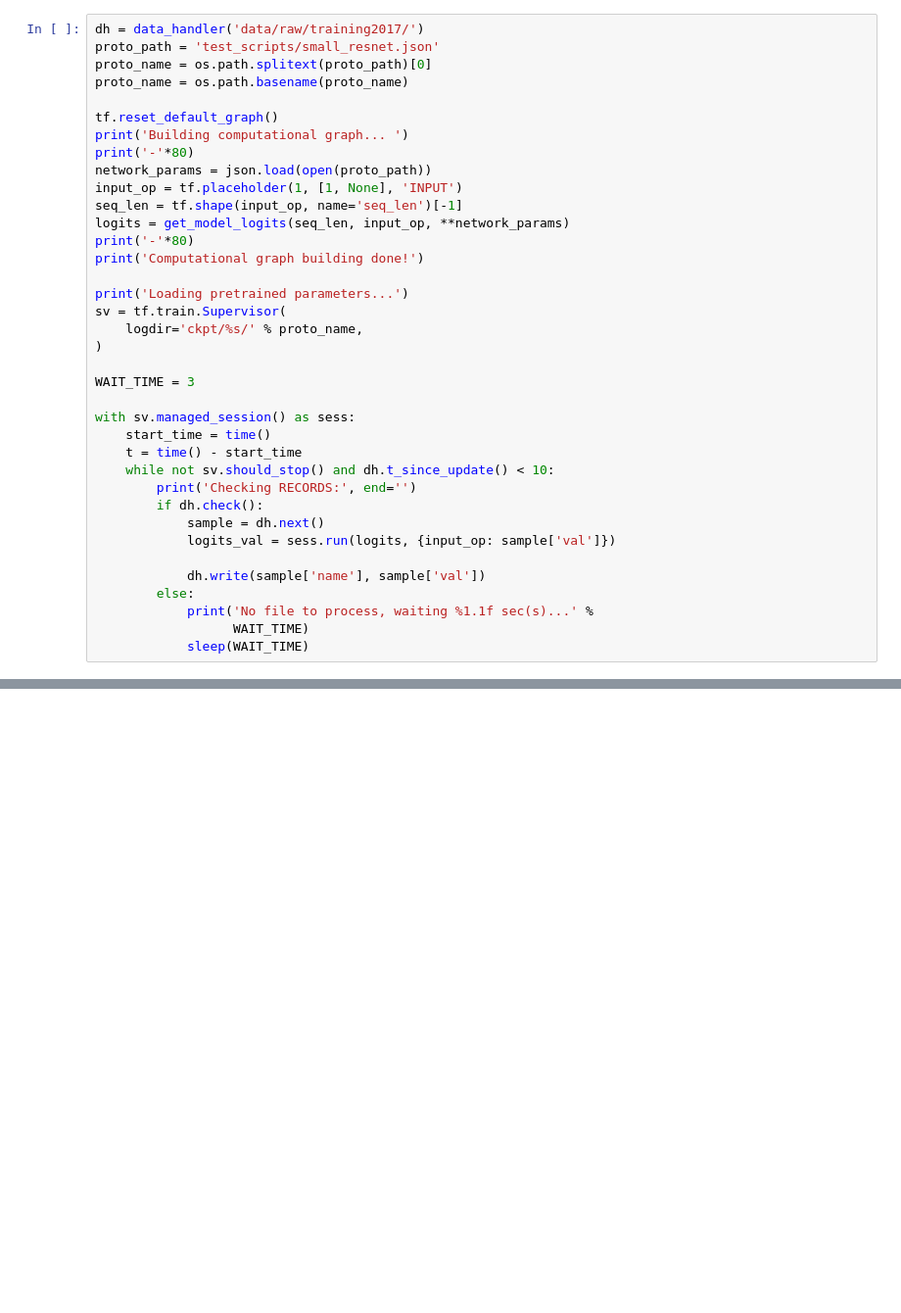
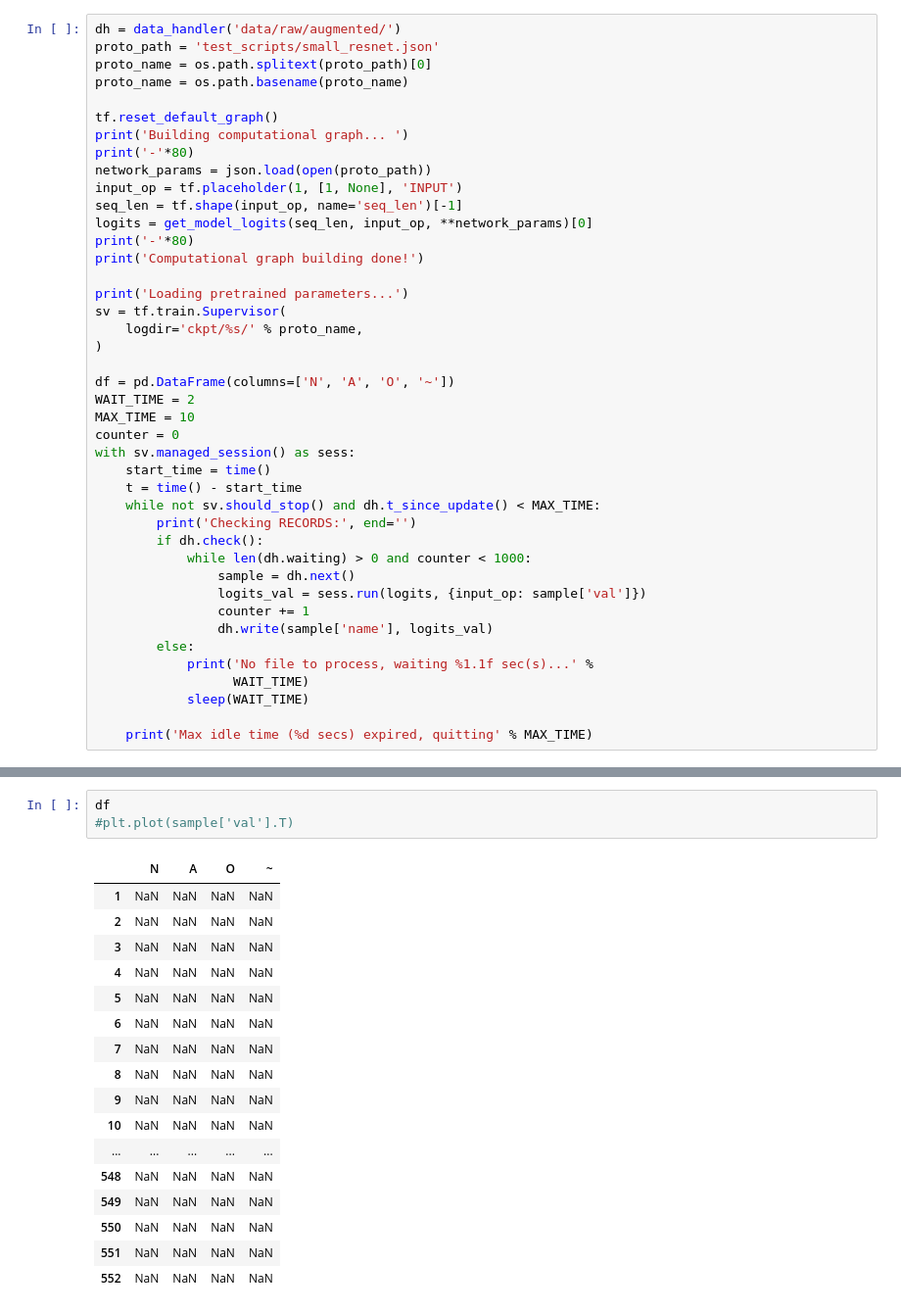
Before and after one commit to botcs/cinc2017, a Jupyter notebook: tf-experiments/entry_test.ipynb, the cells around one changed output, grey strips where cells are left out. Shown at 98% size. Cells and saved outputs as stored; diff of their text form; blank space fills up the shorter version.

```diff
--- a/tf-experiments/entry_test.ipynb
+++ b/tf-experiments/entry_test.ipynb
@@ -83,7 +83,7 @@ class data_handler:
             return True
         return False
 # %%
-dh = data_handler('data/raw/training2017/')
+dh = data_handler('data/raw/augmented/')
 proto_path = 'test_scripts/small_resnet.json'
 proto_name = os.path.splitext(proto_path)[0]
 proto_name = os.path.basename(proto_name)
@@ -94,7 +94,7 @@ print('-'*80)
 network_params = json.load(open(proto_path))
 input_op = tf.placeholder(1, [1, None], 'INPUT')
 seq_len = tf.shape(input_op, name='seq_len')[-1]
-logits = get_model_logits(seq_len, input_op, **network_params)
+logits = get_model_logits(seq_len, input_op, **network_params)[0]
 print('-'*80)
 print('Computational graph building done!')
 
@@ -103,22 +103,27 @@ sv = tf.train.Supervisor(
     logdir='ckpt/%s/' % proto_name,
 )
 
-WAIT_TIME = 3
-
+df = pd.DataFrame(columns=['N', 'A', 'O', '~'])
+WAIT_TIME = 2
+MAX_TIME = 10
+counter = 0
 with sv.managed_session() as sess:
     start_time = time()
     t = time() - start_time
-    while not sv.should_stop() and dh.t_since_update() < 10:
+    while not sv.should_stop() and dh.t_since_update() < MAX_TIME:
         print('Checking RECORDS:', end='')
         if dh.check():
-            sample = dh.next()
-            logits_val = sess.run(logits, {input_op: sample['val']})
-
-            dh.write(sample['name'], sample['val'])
+            while len(dh.waiting) > 0 and counter < 1000:
+                sample = dh.next()
+                logits_val = sess.run(logits, {input_op: sample['val']})
+                counter += 1
+                dh.write(sample['name'], logits_val)
         else:
             print('No file to process, waiting %1.1f sec(s)...' %
                   WAIT_TIME)
             sleep(WAIT_TIME)
+
+    print('Max idle time (%d secs) expired, quitting' % MAX_TIME)
 # %% [output]
 Building computational graph...
 --------------------------------------------------------------------------------
@@ -140,0 +174,21 @@ ValueError: asked for next sample, while previous was not written
+# %%
+df
+#plt.plot(sample['val'].T)
+# %% [output]
+|  | N | A | O | ~ |
+| 1 | NaN | NaN | NaN | NaN |
+| 2 | NaN | NaN | NaN | NaN |
+| 3 | NaN | NaN | NaN | NaN |
+| 4 | NaN | NaN | NaN | NaN |
+| 5 | NaN | NaN | NaN | NaN |
+| 6 | NaN | NaN | NaN | NaN |
+| 7 | NaN | NaN | NaN | NaN |
+| 8 | NaN | NaN | NaN | NaN |
+| 9 | NaN | NaN | NaN | NaN |
+| 10 | NaN | NaN | NaN | NaN |
+| ... | ... | ... | ... | ... |
+| 548 | NaN | NaN | NaN | NaN |
+| 549 | NaN | NaN | NaN | NaN |
+| 550 | NaN | NaN | NaN | NaN |
+| 551 | NaN | NaN | NaN | NaN |
+| 552 | NaN | NaN | NaN | NaN |
```
Also changed, not shown: parts of 8 cells of this notebook, 3 other files.
